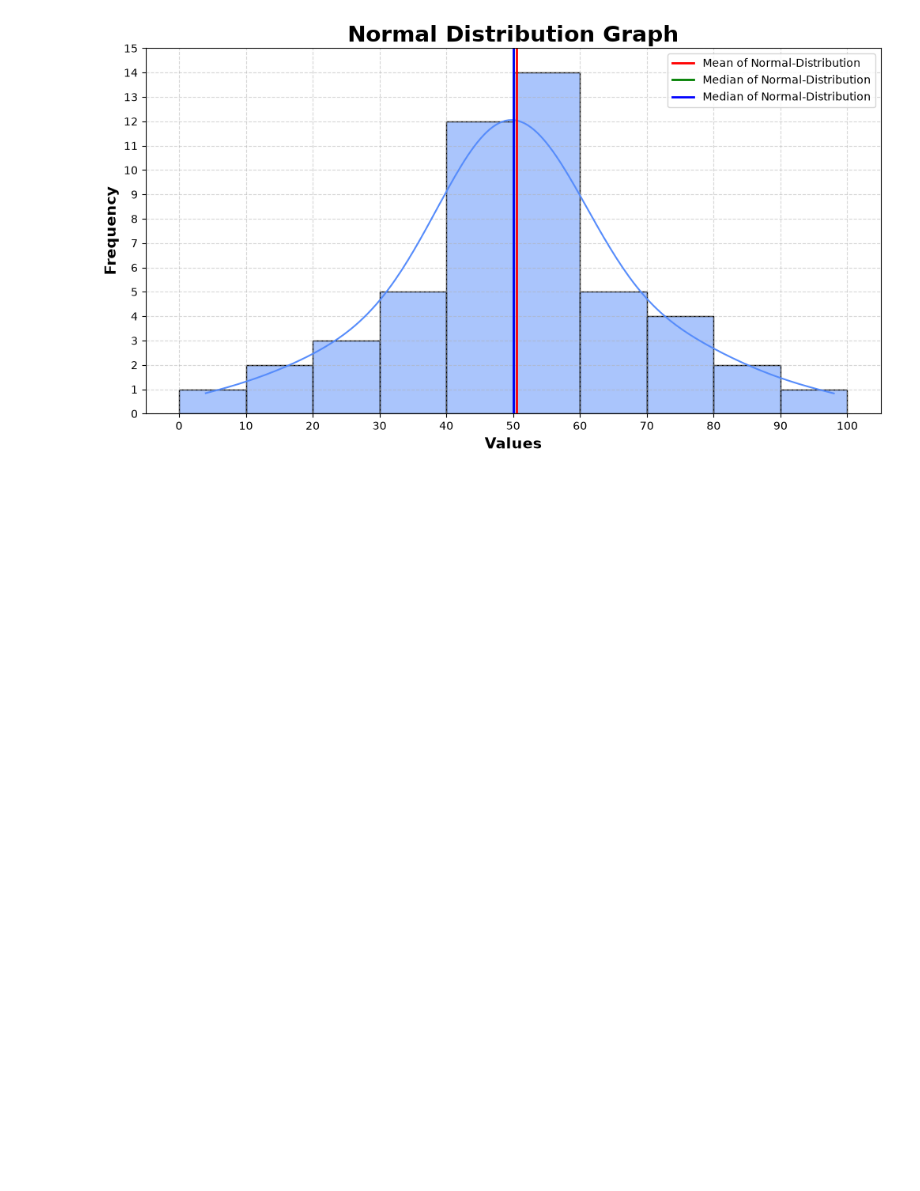
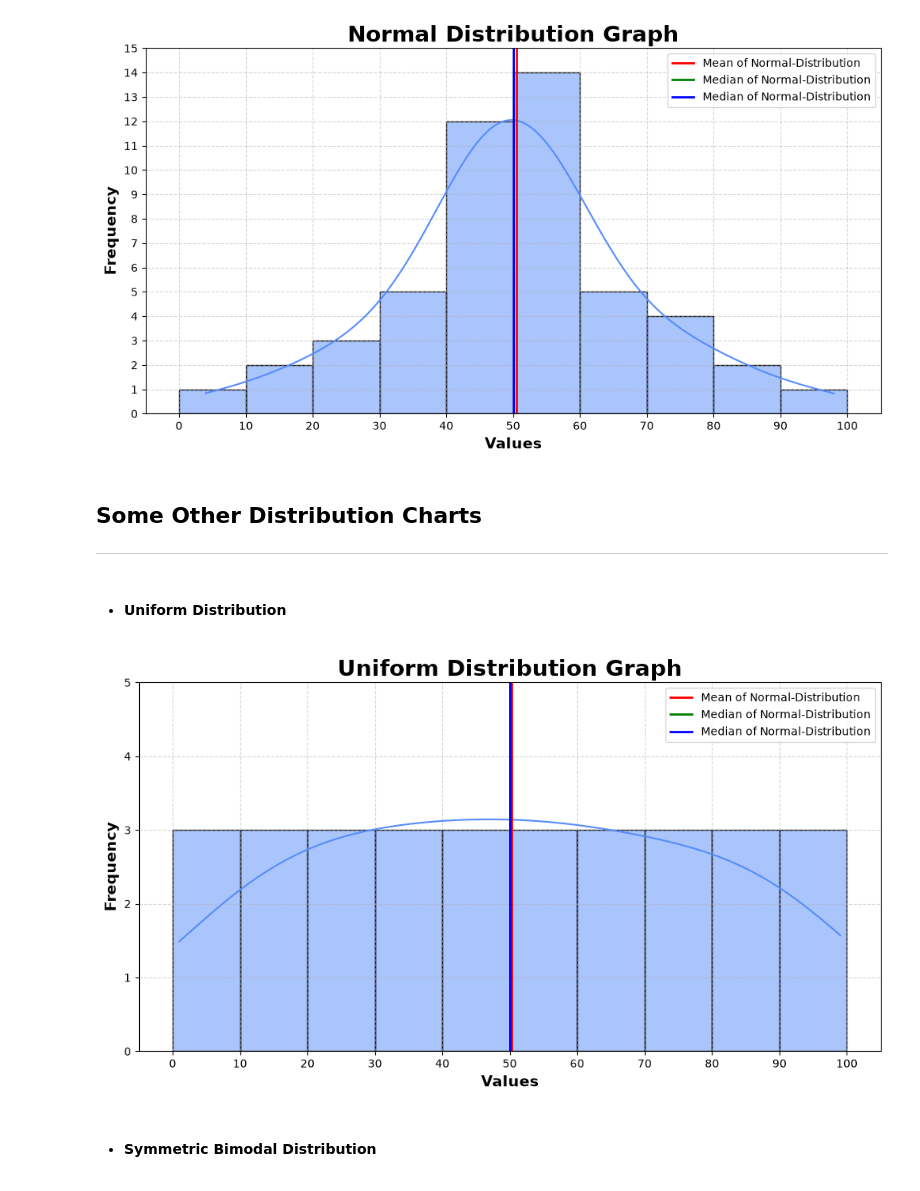
Before and after one commit to madhavrs2106/Data-Science-Notes, a Jupyter notebook: 1. Statistics/4.Skewness.ipynb, the cells around one changed output. Cells and saved outputs as stored; diff of their text form; code cells hidden in the pictures; blank space fills up the shorter version.

Commit message:
Adding Some Other Distribution Charts

```diff
--- a/1. Statistics/4.Skewness.ipynb
+++ b/1. Statistics/4.Skewness.ipynb
@@ -271,3 +271,46 @@ plt.legend()
 plt.show()
 # %% [output]
 [figure]
+# %% [markdown]
+## **Some Other Distribution Charts**
+---
+# %% [markdown]
+- #### **Uniform Distribution**
+# %%
+dataset_UD = pd.DataFrame({
+    "Data": [1,8,9,13,16,18, 24,27,28,34,36,38,43,45,48,52,55,57,62,64,65,72,74,76,84,86,89,91,94,99]
+})
+mean_UD = dataset_UD["Data"].mean()
+median_UD = dataset_UD["Data"].median()
+mode_UD = dataset_UD["Data"].mode()[0]
+# %%
+# --- Setting Figure size of Chart
+plt.figure(figsize = (12,6))
+
+# --- Creating Histogram & KDE-line
+sns.histplot(x="Data", data=dataset_UD, kde=True, bins=[i for i in range(0,101, 10)])
+
+# --- Adding Mean, Median & Mode Point-lines
+plt.axvline(mean_UD, color="red", linestyle="-", linewidth=2, label="Mean of Normal-Distribution")
+plt.axvline(median_UD, color="green", linestyle="-", linewidth=2, label="Median of Normal-Distribution")
+plt.axvline(median_UD, color="blue", linestyle="-", linewidth=2, label="Median of Normal-Distribution")
+
+# --- Adding Title & Labels
+plt.title("Uniform Distribution Graph", fontsize=20, fontweight="bold")
+plt.xlabel("Values", fontsize=14, fontweight="bold")
+plt.ylabel("Frequency", fontsize=14, fontweight="bold")
+
+# --- Adding X & Y axis values (manually)
+plt.xticks([i for i in range(0,101, 10)])
+plt.yticks([i for i in range(0,6, 1)])
+
+# --- Adding Grid-lines & Chart-Key
+plt.grid(True, linestyle="--", linewidth=0.8)
+plt.legend()
+
+# --- Shows Chart
+plt.show()
+# %% [output]
+[figure, added]
+# %% [markdown]
+- #### **Symmetric Bimodal Distribution**
```
Also changed, not shown: parts of 5 cells of this notebook.
